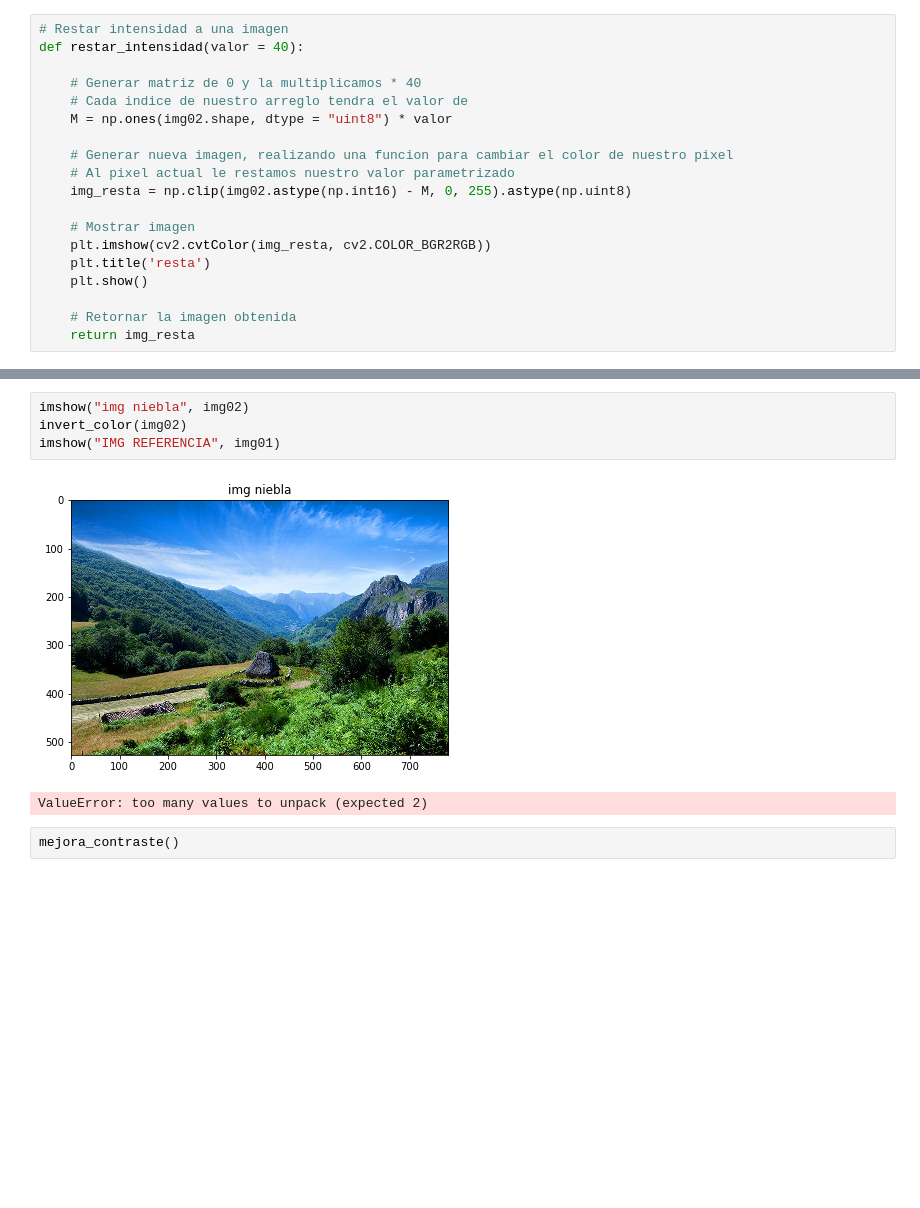
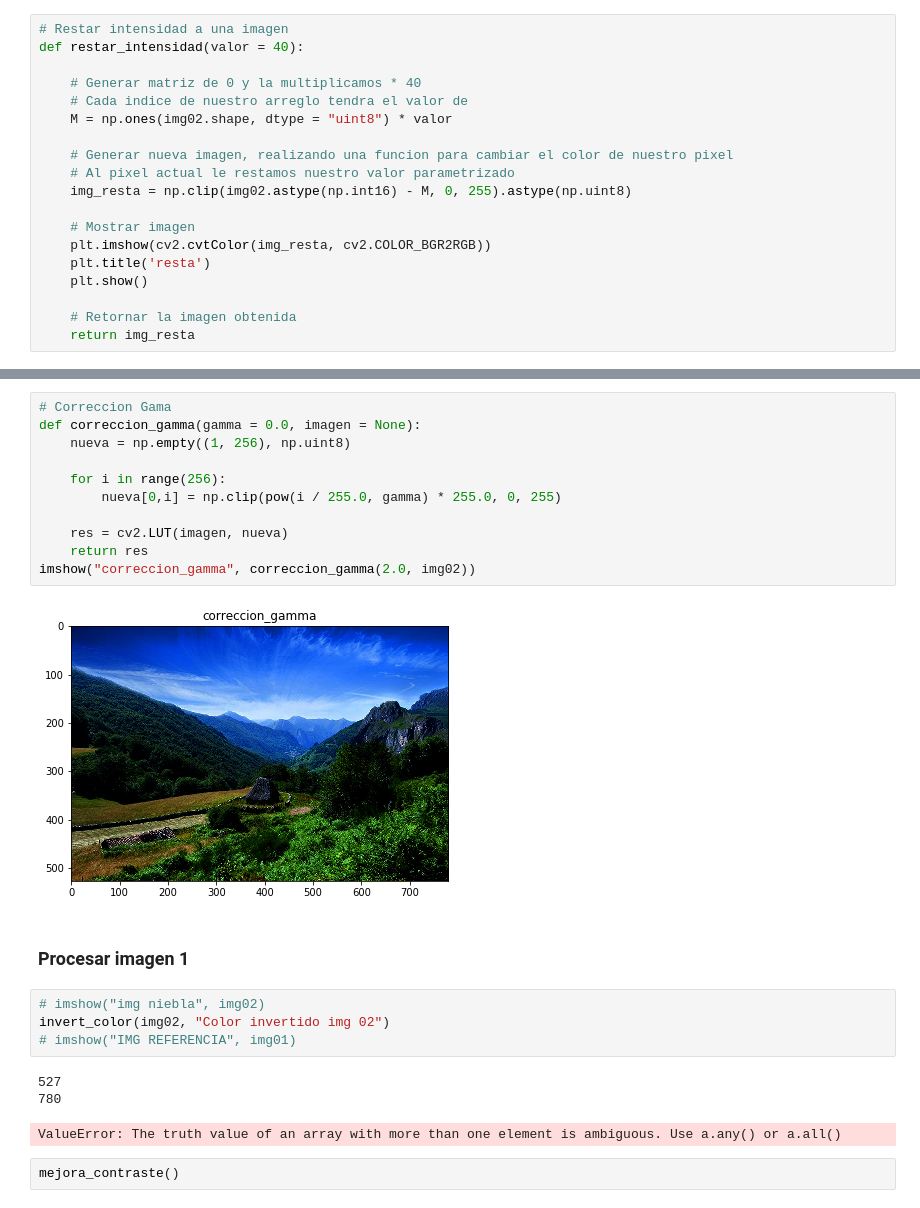
Before and after one commit to DenisFZelaya/Lab01-Computer-Vision, a Jupyter notebook: AjusteIntensidad.ipynb, the cells around one changed output, grey strips where cells are left out. Cells and saved outputs as stored; diff of their text form; blank space fills up the shorter version.

```diff
--- a/AjusteIntensidad.ipynb
+++ b/AjusteIntensidad.ipynb
@@ -147,10 +258,26 @@ def restar_intensidad(valor = 40):
+# %%
+# Correccion Gama
+def correccion_gamma(gamma = 0.0, imagen = None):
+    nueva = np.empty((1, 256), np.uint8)
+
+    for i in range(256):
+        nueva[0,i] = np.clip(pow(i / 255.0, gamma) * 255.0, 0, 255)
+
+    res = cv2.LUT(imagen, nueva)
+    return res
+imshow("correccion_gamma", correccion_gamma(2.0, img02))
+# %% [output]
+[figure, added]
+# %% [markdown]
+### Procesar imagen 1
 # %%
-imshow("img niebla", img02)
-invert_color(img02)
-imshow("IMG REFERENCIA", img01)
+# imshow("img niebla", img02)
+invert_color(img02, "Color invertido img 02")
+# imshow("IMG REFERENCIA", img01)
 # %% [output]
-[figure, removed]
-ValueError: too many values to unpack (expected 2)
+527
+780
+ValueError: The truth value of an array with more than one element is ambiguous. Use a.any() or a.all()
 # %%
 mejora_contraste()
 # %% [output]
```
Also changed, not shown: parts of 24 cells of this notebook, 1 other file.
